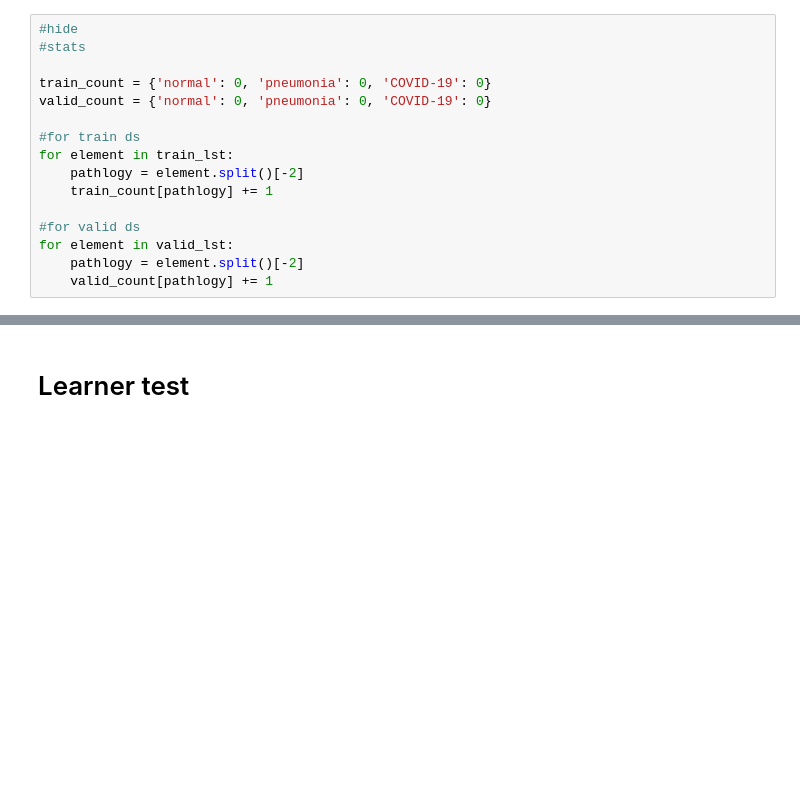
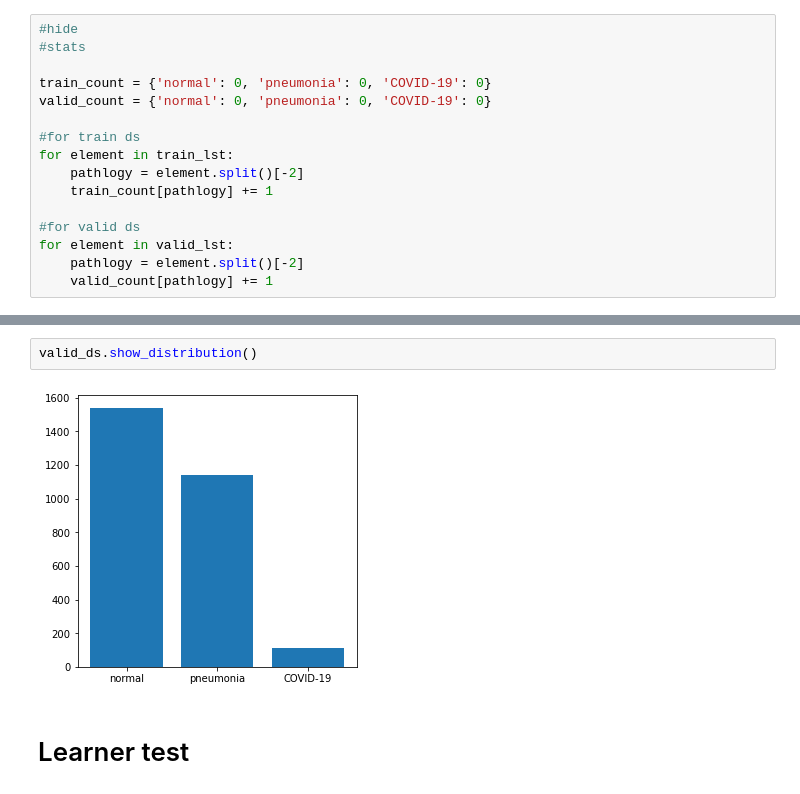
Before and after one commit to VedantWani/PrimeCNNv3, a Jupyter notebook: nbs_test/lib_test_workflow.ipynb, the cells around one changed output, grey strips where cells are left out. Cells and saved outputs as stored; diff of their text form; blank space fills up the shorter version.

```diff
--- a/nbs_test/lib_test_workflow.ipynb
+++ b/nbs_test/lib_test_workflow.ipynb
@@ -64,3 +100,7 @@ train_ds.show_distribution()
+# %%
+valid_ds.show_distribution()
+# %% [output]
+[figure, added]
 # %% [markdown]
 # Learner test
 # %%
```
Also changed, not shown: parts of 7 cells of this notebook, 3 other files.
